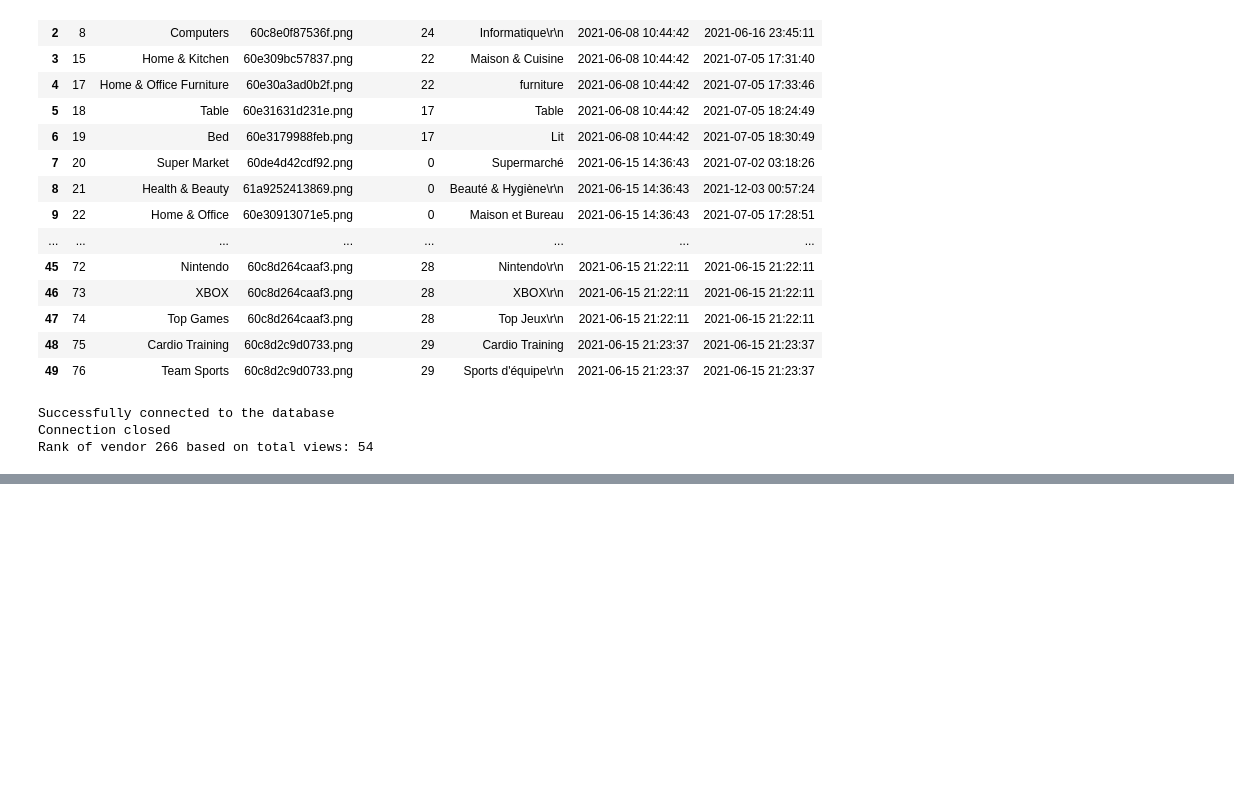
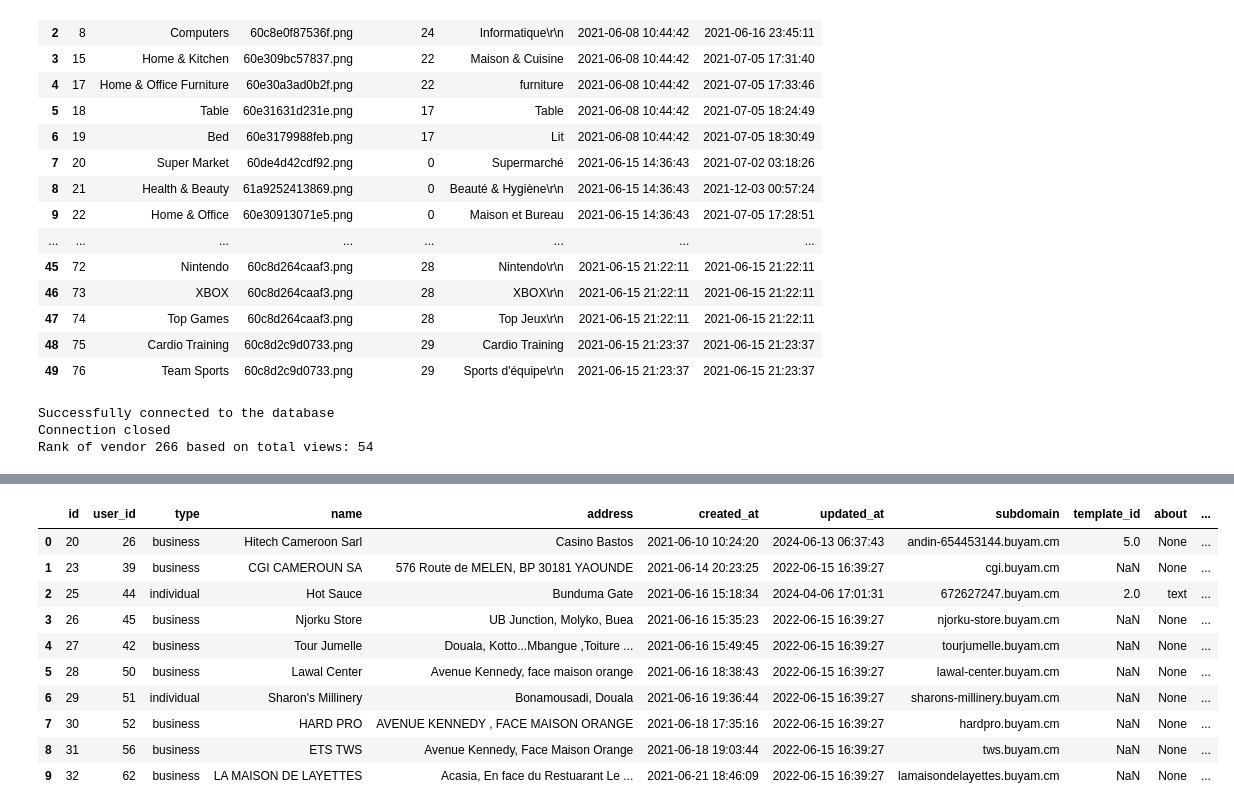
Before and after one commit to AlkaloidWells/Buyam_ML_task1, a Jupyter notebook: display_check.ipynb, the cells around one changed output, grey strips where cells are left out. Drawn from its saved outputs; the diff is of its cells as text; code cells hidden in the pictures; blank space fills up the shorter version.

```diff
--- a/display_check.ipynb
+++ b/display_check.ipynb
@@ -222,5 +222,5 @@ Connection closed
 Rank of vendor 266 based on total views: 54
 # %%
 df1 = get_table_data("buy_logs")
-df2 = get_table_data("vendor")
-df3 = get_table_data("vendor_view_logs")
+df2 = get_table_data("vendors")
+df3 = get_table_data("products")
@@ -226,0 +248,14 @@ df3 = get_table_data("vendor_view_logs")
+# %%
+df2.head(10)
+# %% [output]
+|  | id | user_id | type | name | address | created_at | updated_at | subdomain | template_id | about | ... |
+| 0 | 20 | 26 | business | Hitech Cameroon Sarl | Casino Bastos | 2021-06-10 10:24:20 | 2024-06-13 06:37:43 | andin-654453144.buyam.cm | 5.0 | None | ... |
+| 1 | 23 | 39 | business | CGI CAMEROUN SA | 576 Route de MELEN, BP 30181 YAOUNDE | 2021-06-14 20:23:25 | 2022-06-15 16:39:27 | cgi.buyam.cm | NaN | None | ... |
+| 2 | 25 | 44 | individual | Hot Sauce | Bunduma Gate | 2021-06-16 15:18:34 | 2024-04-06 17:01:31 | 672627247.buyam.cm | 2.0 | text | ... |
+| 3 | 26 | 45 | business | Njorku Store | UB Junction, Molyko, Buea | 2021-06-16 15:35:23 | 2022-06-15 16:39:27 | njorku-store.buyam.cm | NaN | None | ... |
+| 4 | 27 | 42 | business | Tour Jumelle | Douala, Kotto...Mbangue ,Toiture ... | 2021-06-16 15:49:45 | 2022-06-15 16:39:27 | tourjumelle.buyam.cm | NaN | None | ... |
+| 5 | 28 | 50 | business | Lawal Center | Avenue Kennedy, face maison orange | 2021-06-16 18:38:43 | 2022-06-15 16:39:27 | lawal-center.buyam.cm | NaN | None | ... |
+| 6 | 29 | 51 | individual | Sharon's Millinery | Bonamousadi, Douala | 2021-06-16 19:36:44 | 2022-06-15 16:39:27 | sharons-millinery.buyam.cm | NaN | None | ... |
+| 7 | 30 | 52 | business | HARD PRO | AVENUE KENNEDY , FACE MAISON ORANGE | 2021-06-18 17:35:16 | 2022-06-15 16:39:27 | hardpro.buyam.cm | NaN | None | ... |
+| 8 | 31 | 56 | business | ETS TWS | Avenue Kennedy, Face Maison Orange | 2021-06-18 19:03:44 | 2022-06-15 16:39:27 | tws.buyam.cm | NaN | None | ... |
+| 9 | 32 | 62 | business | LA MAISON DE LAYETTES | Acasia, En face du Restuarant Le ... | 2021-06-21 18:46:09 | 2022-06-15 16:39:27 | lamaisondelayettes.buyam.cm | NaN | None | ... |
```
Also changed, not shown: parts of 7 cells of this notebook, 1 other file.
